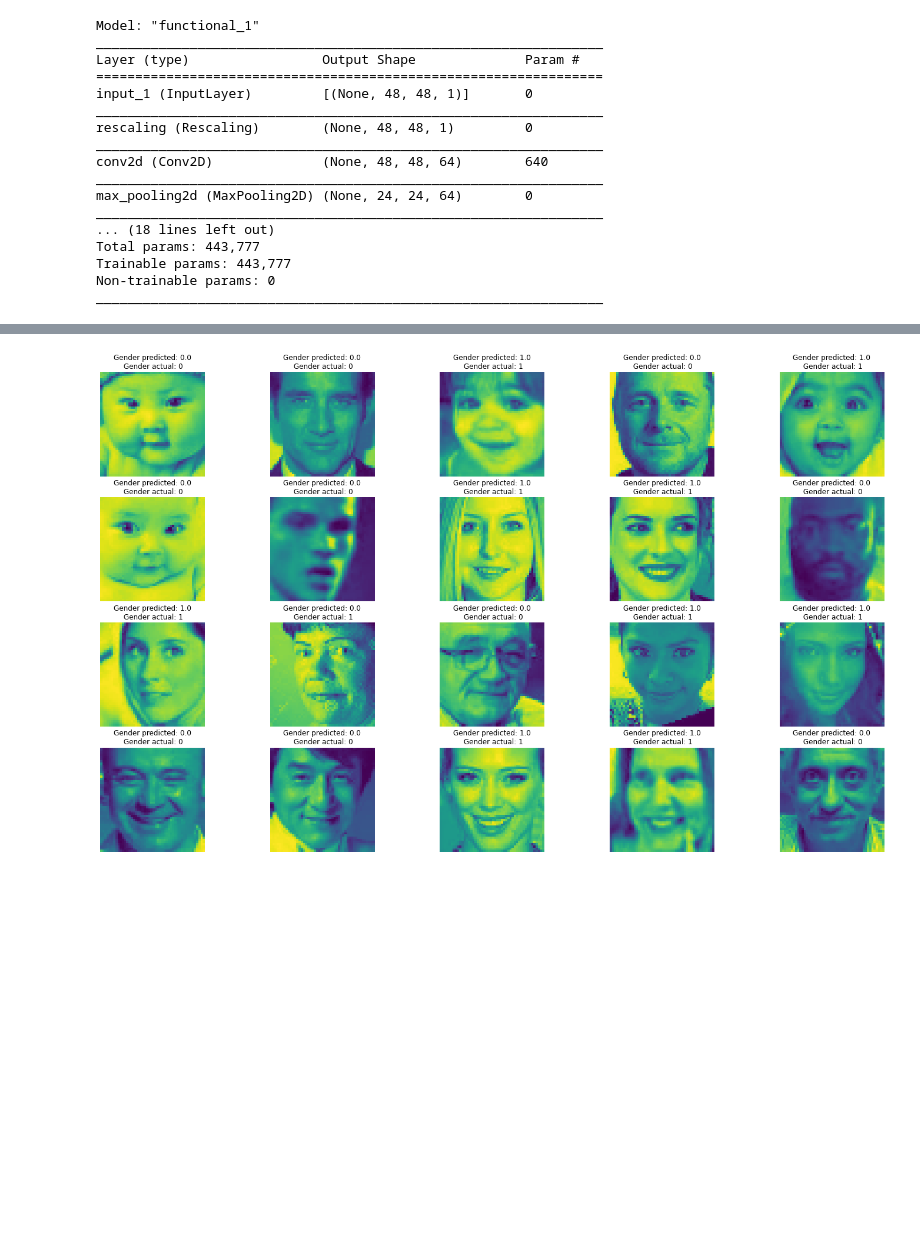
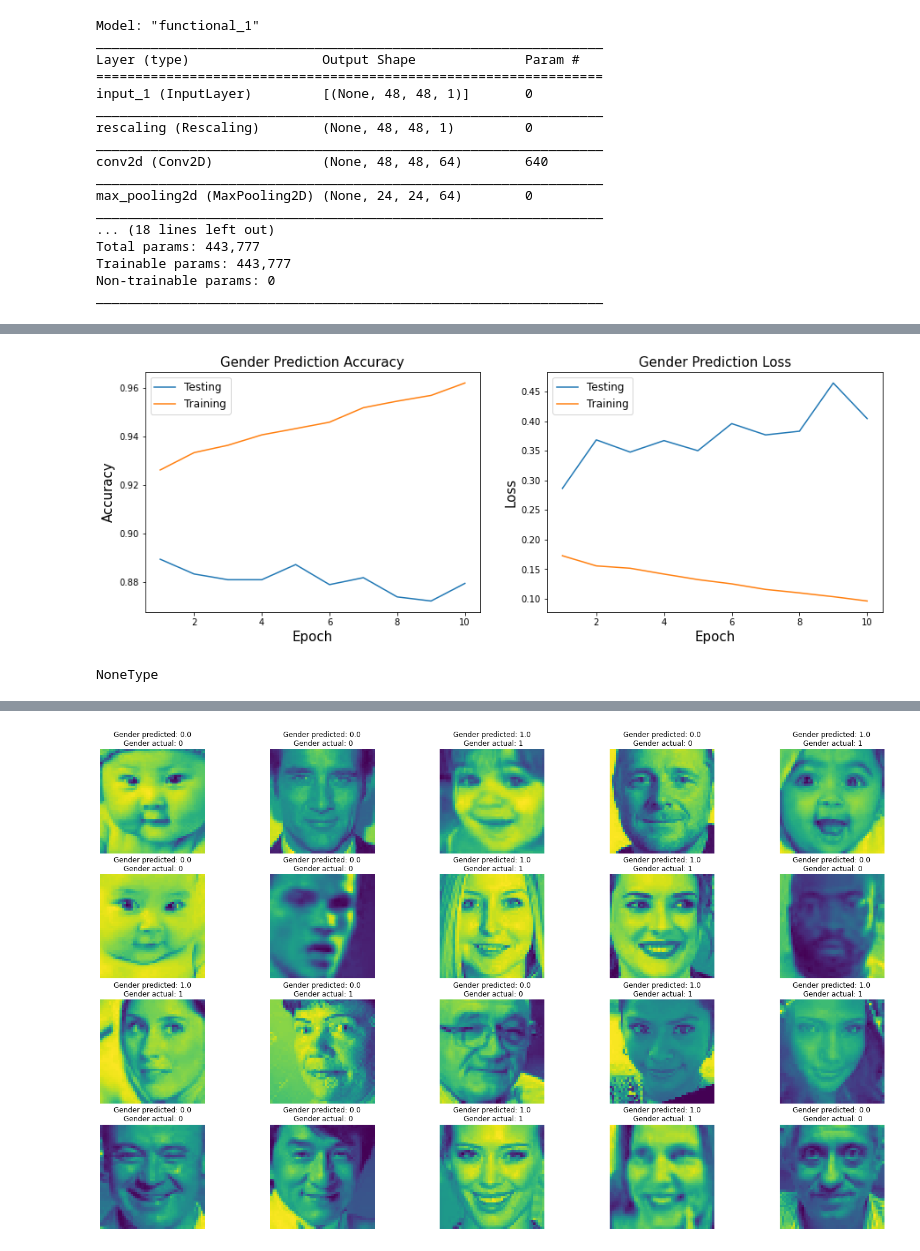
Before and after one commit to aydin-hasanli/age_gender_prediction, a Jupyter notebook: EDA.ipynb, the cells around one changed output, grey strips where cells are left out. Saved outputs shown, nothing was run; the diff lists cells and outputs as text; code cells hidden in the pictures; blank space fills up the shorter version.

```diff
--- a/EDA.ipynb
+++ b/EDA.ipynb
@@ -459,6 +462,6 @@ for device in gpu_devices:
 # %%
 X=X.reshape(X.shape[0],48,48,1)
 # %%
-X_train, X_test, y_train, y_test = train_test_split(
-    X, y_gender, test_size=0.25, random_state=37)
+X_gender_train, X_gender_test, y_gender_train, y_gender_test = train_test_split(
+    X, y_gender, test_size=0.25)
 # %%
@@ -551,0 +552,27 @@ Epoch 10/10
+# %%
+def cnn_accuracy_plot(model):
+    fig, ax = plt.subplots(1,2, figsize=(15,5))
+    l=np.arange(1,len(model.history['val_loss'])+1)
+    ax[0].plot(l, model.history['val_accuracy'], label='Testing')
+    ax[0].plot(l, model.history['accuracy'], label= 'Training')
+    ax[0].set_title('Gender Prediction Accuracy', fontsize=15)
+    ax[0].set_xlabel('Epoch', fontsize=15)
+    ax[0].set_ylabel('Accuracy', fontsize=15)
+    ax[0].legend(fontsize=12)
+    l1=np.arange(1,len(model.history['val_loss'])+1)
+    ax[1].plot(l1, model.history['val_loss'], label= 'Testing')
+    ax[1].plot(l1, model.history['loss'], label= 'Training')
+    ax[1].set_title('Gender Prediction Loss', fontsize=15)
+    ax[1].set_xlabel('Epoch', fontsize=15)
+    ax[1].set_ylabel('Loss', fontsize=15)
+    ax[1].legend(fontsize=12)
+    return fig;
+# %%
+acc_plot_gender=cnn_accuracy_plot(gender_history)
+acc_plot_gender.savefig('images/Accuracy_cnn_gender.png');
+# %% [output]
+[figure, added]
+# %%
+type(acc_plot_gender)
+# %% [output]
+NoneType
```
Also changed, not shown: parts of 9 cells of this notebook, 4 other files.
